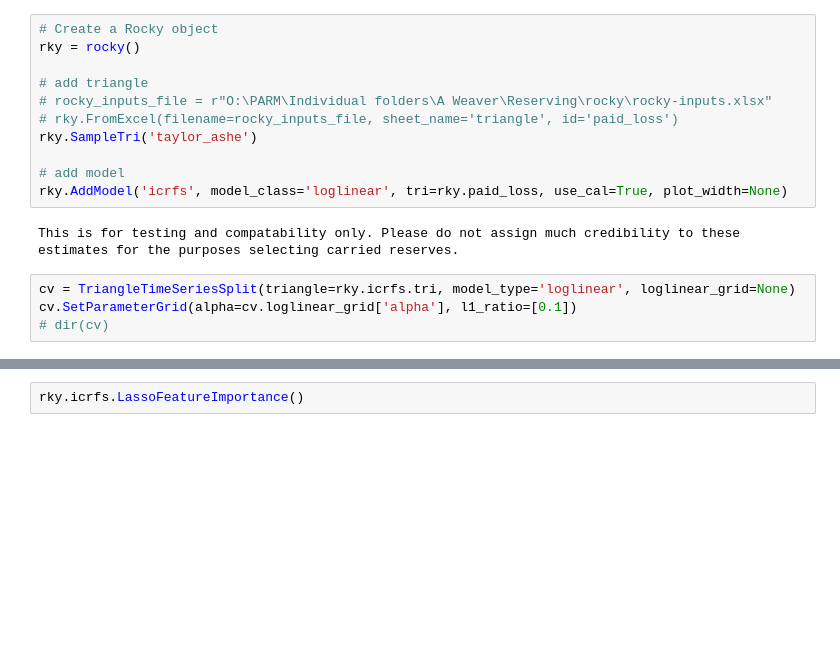
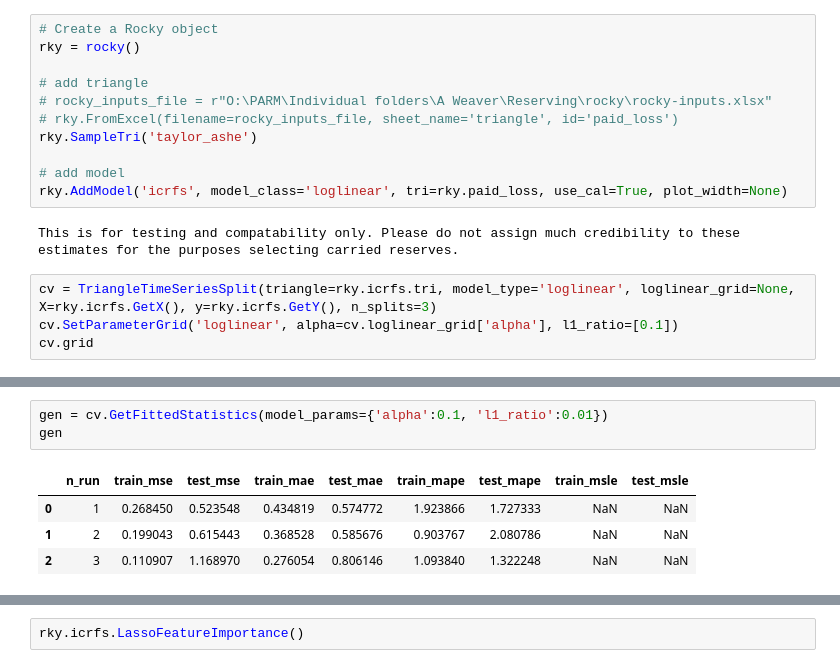
Before and after one commit to rocky-reserving/rocky, a Jupyter notebook: rocky-app/src/rocky/loglinear-dev.ipynb, the cells around one changed output, grey strips where cells are left out. Drawn from its saved outputs; the diff is of its cells as text; blank space fills up the shorter version.

Commit message:
fixed parameter issue just now

```diff
--- a/rocky-app/src/rocky/loglinear-dev.ipynb
+++ b/rocky-app/src/rocky/loglinear-dev.ipynb
@@ -36,6 +36,6 @@ rky.AddModel('icrfs', model_class='loglinear', tri=rky.paid_loss, use_cal=True,
 # %% [output]
 This is for testing and compatability only. Please do not assign much credibility to these estimates for the purposes selecting carried reserves.
 # %%
-cv = TriangleTimeSeriesSplit(triangle=rky.icrfs.tri, model_type='loglinear', loglinear_grid=None)
-cv.SetParameterGrid(alpha=cv.loglinear_grid['alpha'], l1_ratio=[0.1])
-# dir(cv)
+cv = TriangleTimeSeriesSplit(triangle=rky.icrfs.tri, model_type='loglinear', loglinear_grid=None, X=rky.icrfs.GetX(), y=rky.icrfs.GetY(), n_splits=3)
+cv.SetParameterGrid('loglinear', alpha=cv.loglinear_grid['alpha'], l1_ratio=[0.1])
+cv.grid
@@ -45,2 +57,10 @@ TriangleHyperparameterTuner(n_splits=5, model_type=loglinear)
+# %%
+gen = cv.GetFittedStatistics(model_params={'alpha':0.1, 'l1_ratio':0.01})
+gen
+# %% [output]
+|  | n_run | train_mse | test_mse | train_mae | test_mae | train_mape | test_mape | train_msle | test_msle |
+| 0 | 1 | 0.268450 | 0.523548 | 0.434819 | 0.574772 | 1.923866 | 1.727333 | NaN | NaN |
+| 1 | 2 | 0.199043 | 0.615443 | 0.368528 | 0.585676 | 0.903767 | 2.080786 | NaN | NaN |
+| 2 | 3 | 0.110907 | 1.168970 | 0.276054 | 0.806146 | 1.093840 | 1.322248 | NaN | NaN |
 # %%
 # set hyperparameters
```
Also changed, not shown: parts of 3 cells of this notebook, 3 other files.
